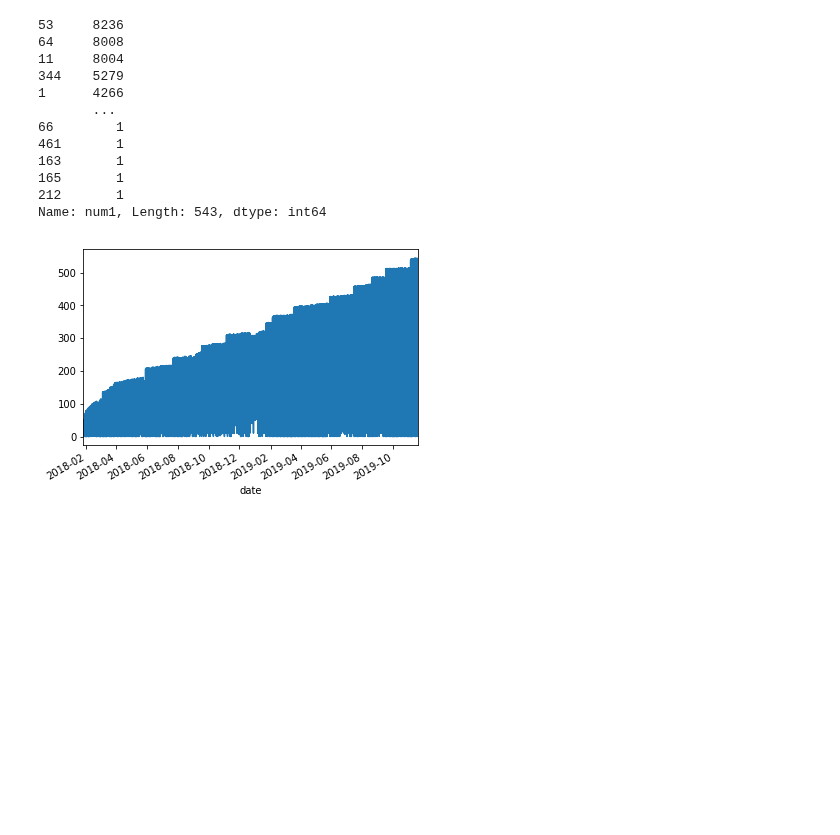
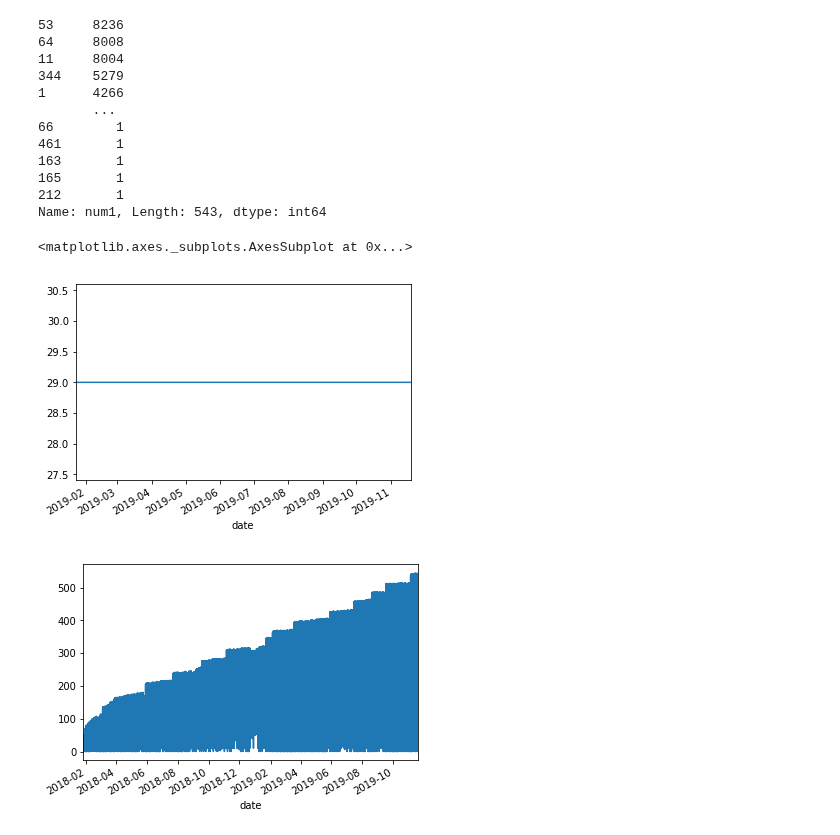
Before and after one commit to misty-garcia/ds-methodologies-exercises, a Jupyter notebook: anomaly_detection/time_series_anomaly_detection.ipynb, the cells around one changed output. Cells and saved outputs as stored; diff of their text form; code cells hidden in the pictures; blank space fills up the shorter version.

```diff
--- a/anomaly_detection/time_series_anomaly_detection.ipynb
+++ b/anomaly_detection/time_series_anomaly_detection.ipynb
@@ -164,6 +167,11 @@ df.num1.value_counts()
 165       1
 212       1
 Name: num1, Length: 543, dtype: int64
+# %%
+df [df.num1 == 344 ].num2.plot()
+# %% [output]
+<matplotlib.axes._subplots.AxesSubplot at 0x...>
+[figure, added]
 # %%
 df.num1.plot()
 plt.show()
```
Also changed, not shown: parts of 34 cells of this notebook.
